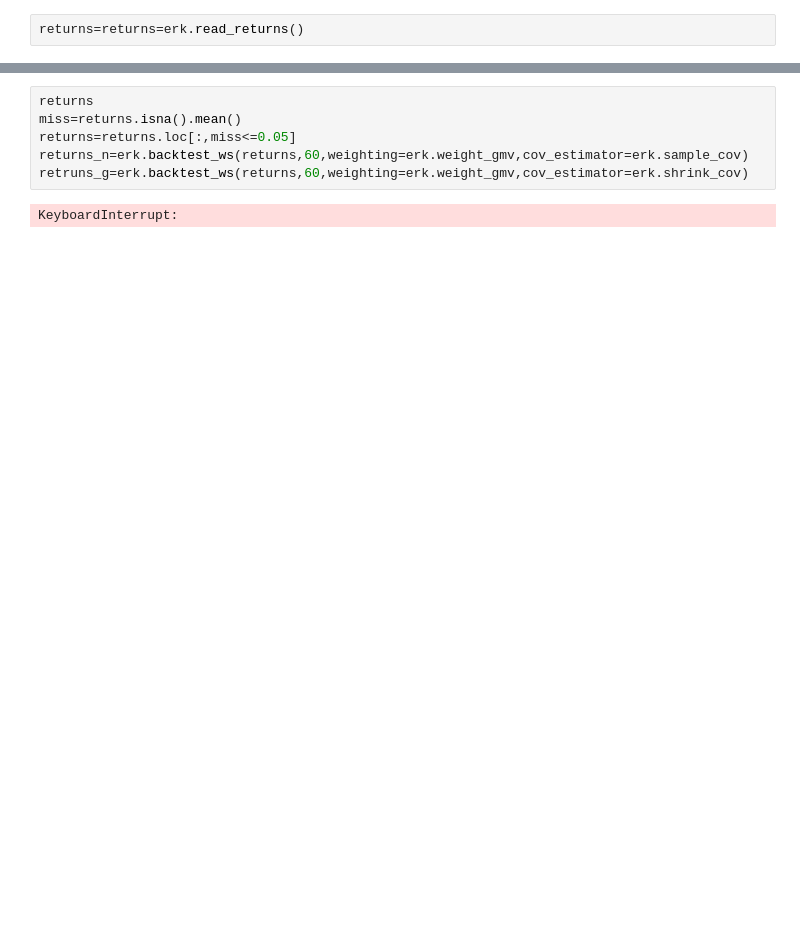
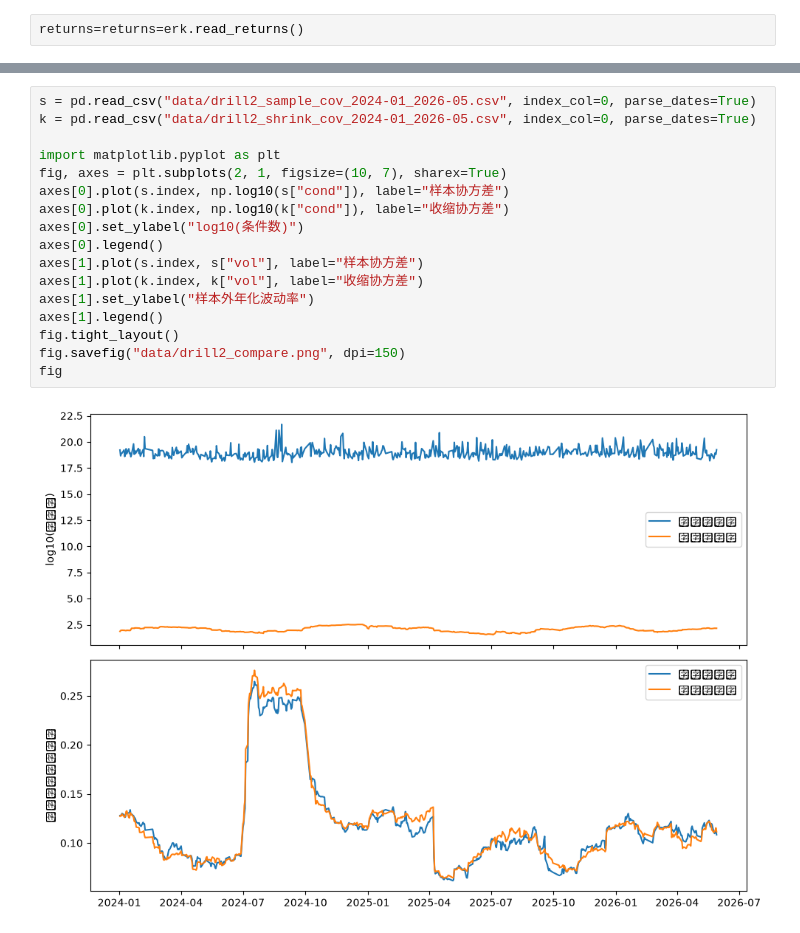
Before and after one commit to xiaolaoban945/portfolio-optimization-risk-engine, a Jupyter notebook: drill2_ledoitwolf_compare.py.ipynb, the cells around one changed output, grey strips where cells are left out. Cells and saved outputs as stored; diff of their text form; blank space fills up the shorter version.

```diff
--- a/drill2_ledoitwolf_compare.py.ipynb
+++ b/drill2_ledoitwolf_compare.py.ipynb
@@ -115,8 +112,19 @@ returns
 # %%
-returns
-miss=returns.isna().mean()
-returns=returns.loc[:,miss<=0.05]
-returns_n=erk.backtest_ws(returns,60,weighting=erk.weight_gmv,cov_estimator=erk.sample_cov)
-retruns_g=erk.backtest_ws(returns,60,weighting=erk.weight_gmv,cov_estimator=erk.shrink_cov)
+s = pd.read_csv("data/drill2_sample_cov_2024-01_2026-05.csv", index_col=0, parse_dates=True)
+k = pd.read_csv("data/drill2_shrink_cov_2024-01_2026-05.csv", index_col=0, parse_dates=True)
+
+import matplotlib.pyplot as plt
+fig, axes = plt.subplots(2, 1, figsize=(10, 7), sharex=True)
+axes[0].plot(s.index, np.log10(s["cond"]), label="样本协方差")
+axes[0].plot(k.index, np.log10(k["cond"]), label="收缩协方差")
+axes[0].set_ylabel("log10(条件数)")
+axes[0].legend()
+axes[1].plot(s.index, s["vol"], label="样本协方差")
+axes[1].plot(k.index, k["vol"], label="收缩协方差")
+axes[1].set_ylabel("样本外年化波动率")
+axes[1].legend()
+fig.tight_layout()
+fig.savefig("data/drill2_compare.png", dpi=150)
+fig
 # %% [output]
-KeyboardInterrupt:
+[figure, added]
```
Also changed, not shown: parts of 7 cells of this notebook, 8 other files.
